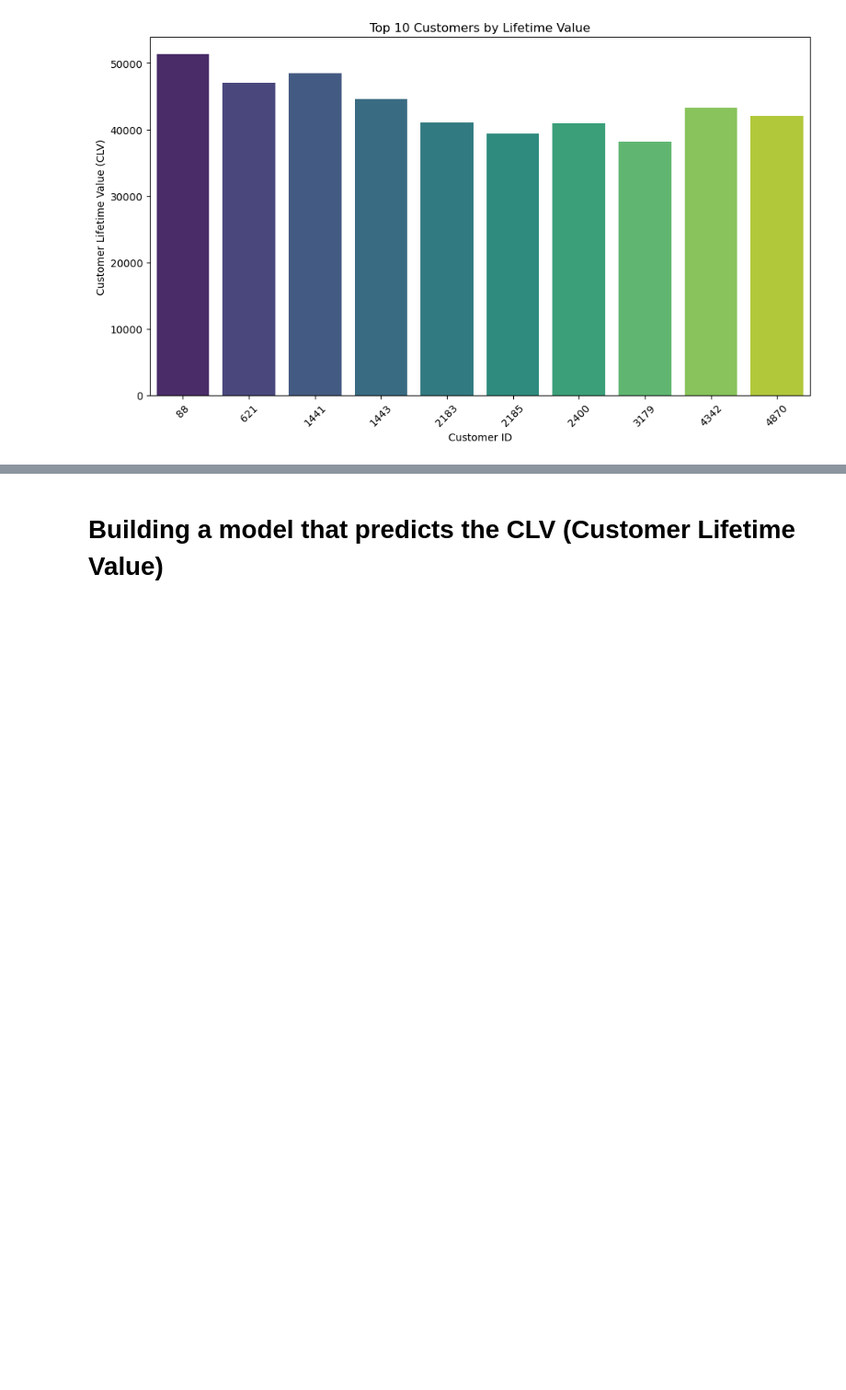
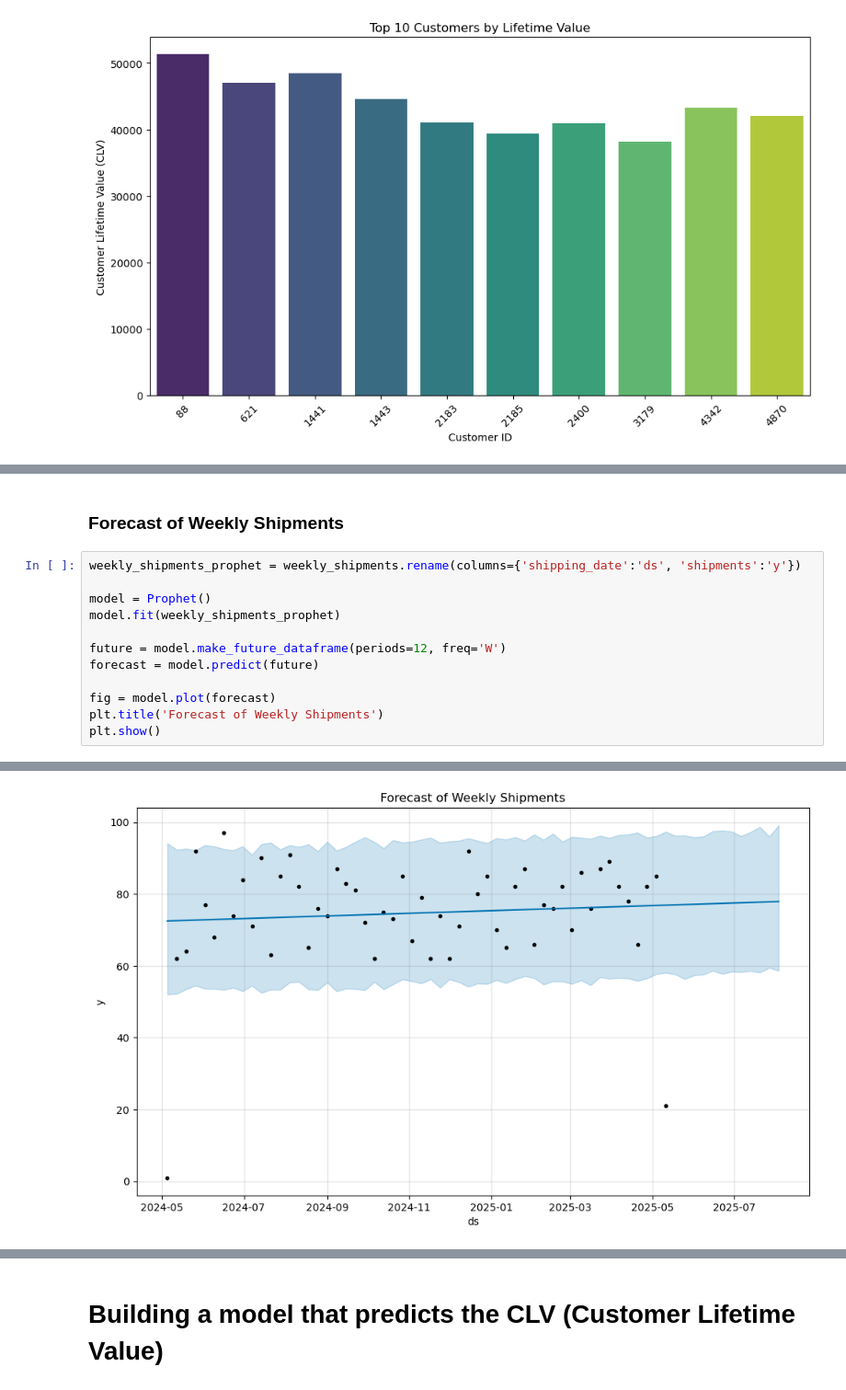
Before and after one commit to karemhany/EyothEcomProject, a Jupyter notebook: Analysis.ipynb, the cells around one changed output, grey strips where cells are left out. Shown at 92% size. Saved outputs shown, nothing was run; the diff lists cells and outputs as text; blank space fills up the shorter version.

```diff
--- a/Analysis.ipynb
+++ b/Analysis.ipynb
@@ -1009,0 +1130,15 @@ plt.show()
+# %% [markdown]
+### Forecast of Weekly Shipments
+# %%
+weekly_shipments_prophet = weekly_shipments.rename(columns={'shipping_date':'ds', 'shipments':'y'})
+
+model = Prophet()
+model.fit(weekly_shipments_prophet)
+
+future = model.make_future_dataframe(periods=12, freq='W')
+forecast = model.predict(future)
+
+fig = model.plot(forecast)
+plt.title('Forecast of Weekly Shipments')
+plt.show()
+# %% [output]
@@ -1009,0 +1147 @@ plt.show()
+[figure, added]
```
Also changed, not shown: parts of 62 cells of this notebook.
